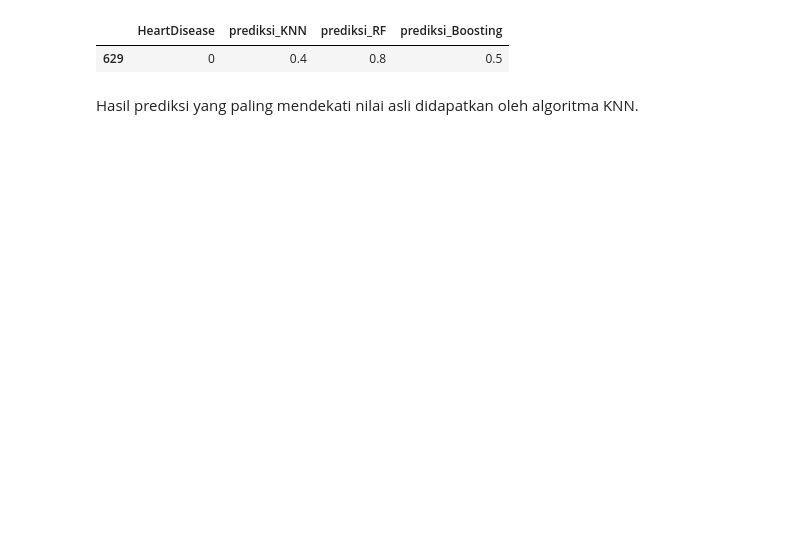
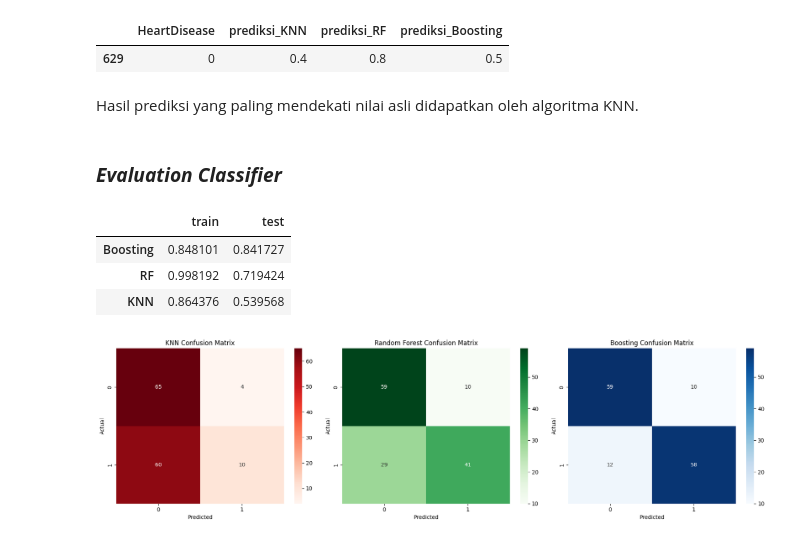
Before and after one commit to aflah201/Submission_MLT_Predictive_Analytics_Heart, a Jupyter notebook: Submission_Predictive_Analytics_Heart.ipynb, the cells around one changed output. Saved outputs shown, nothing was run; the diff lists cells and outputs as text; code cells hidden in the pictures; blank space fills up the shorter version.

```diff
--- a/Submission_Predictive_Analytics_Heart.ipynb
+++ b/Submission_Predictive_Analytics_Heart.ipynb
@@ -629,0 +641,3 @@ models.loc['train_mse','Boosting'] = mean_squared_error(y_pred=boosting.predict(
+# %%
+rf_classifier = RandomForestClassifier(n_estimators=50, max_depth=16, random_state=55, n_jobs=-1)
+rf_classifier.fit(X_train, y_train)
@@ -629,0 +649,3 @@ models.loc['train_mse','Boosting'] = mean_squared_error(y_pred=boosting.predict(
+# %%
+boost_classifier = AdaBoostClassifier(learning_rate=0.05, random_state=55)
+boost_classifier.fit(X_train, y_train)
@@ -688,3 +866,43 @@ pd.DataFrame(pred_dict)
 | 629 | 0 | 0.4 | 0.8 | 0.5 |
 # %% [markdown]
 Hasil prediksi yang paling mendekati nilai asli didapatkan oleh algoritma KNN.
+# %% [markdown]
+### ***Evaluation Classifier***
+# %%
+metrics = pd.DataFrame(columns=['train', 'test'], index=['KNN','RF','Boosting'])
+
+model_dict = {'KNN': knn_classifier, 'RF': rf_classifier, 'Boosting': boost_classifier}
+
+for name, model in model_dict.items():
+    metrics.loc[name, 'train'] = model.score(X_train, y_train)
+    metrics.loc[name, 'test'] = model.score(X_test, y_test)
+
+metrics.sort_values(by='test', ascending=False)
+# %% [output]
+|  | train | test |
+| Boosting | 0.848101 | 0.841727 |
+| RF | 0.998192 | 0.719424 |
+| KNN | 0.864376 | 0.539568 |
+# %%
+knn_cm = confusion_matrix(y_test, knn_classifier_pred)
+rf_cm = confusion_matrix(y_test, RF_classifier_pred)
+boost_cm = confusion_matrix(y_test, boosting_classifier_pred)
+# %%
+def plot_cm(confusion_matrix, model_name, color):
+  fig, axes = plt.subplots(1, 3, figsize=(18, 5))
+
+  for i, (matrix, name, color) in enumerate(zip(confusion_matrix, model_name, color)):
+    sns.heatmap(matrix, annot=True, fmt='g', cmap=color, ax=axes[i])
+    axes[i].set_title(f'{name} Confusion Matrix')
+    axes[i].set_xlabel('Predicted')
+    axes[i].set_ylabel('Actual')
+
+  plt.tight_layout()
+  plt.show()
+
+cm = [knn_cm, rf_cm, boost_cm]
+model_name = ['KNN', 'Random Forest', 'Boosting']
+color = ['Reds', 'Greens', 'Blues']
+plot_cm(cm, model_name, color)
+# %% [output]
+[figure, added]
```
Also changed, not shown: parts of 27 cells of this notebook, 1 other file.
